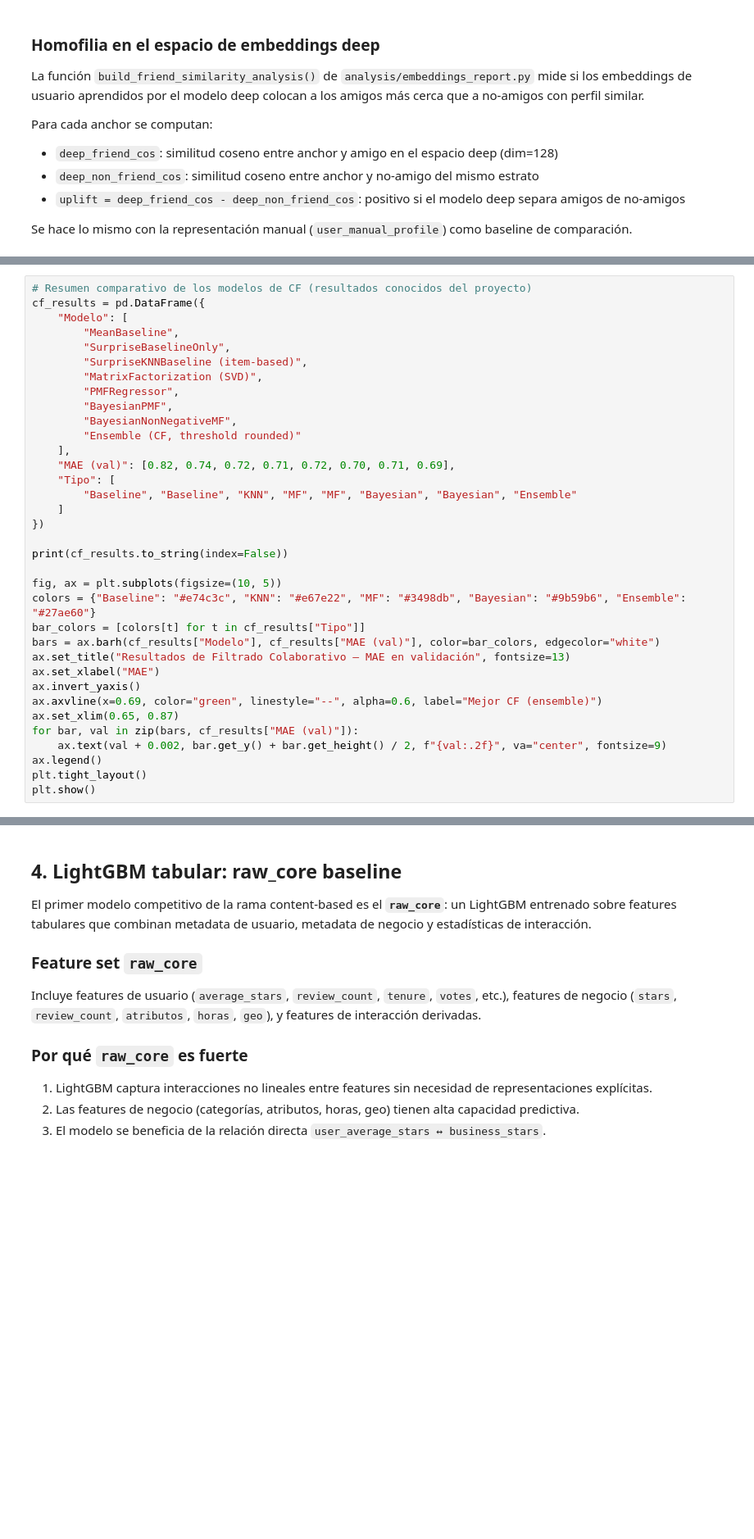
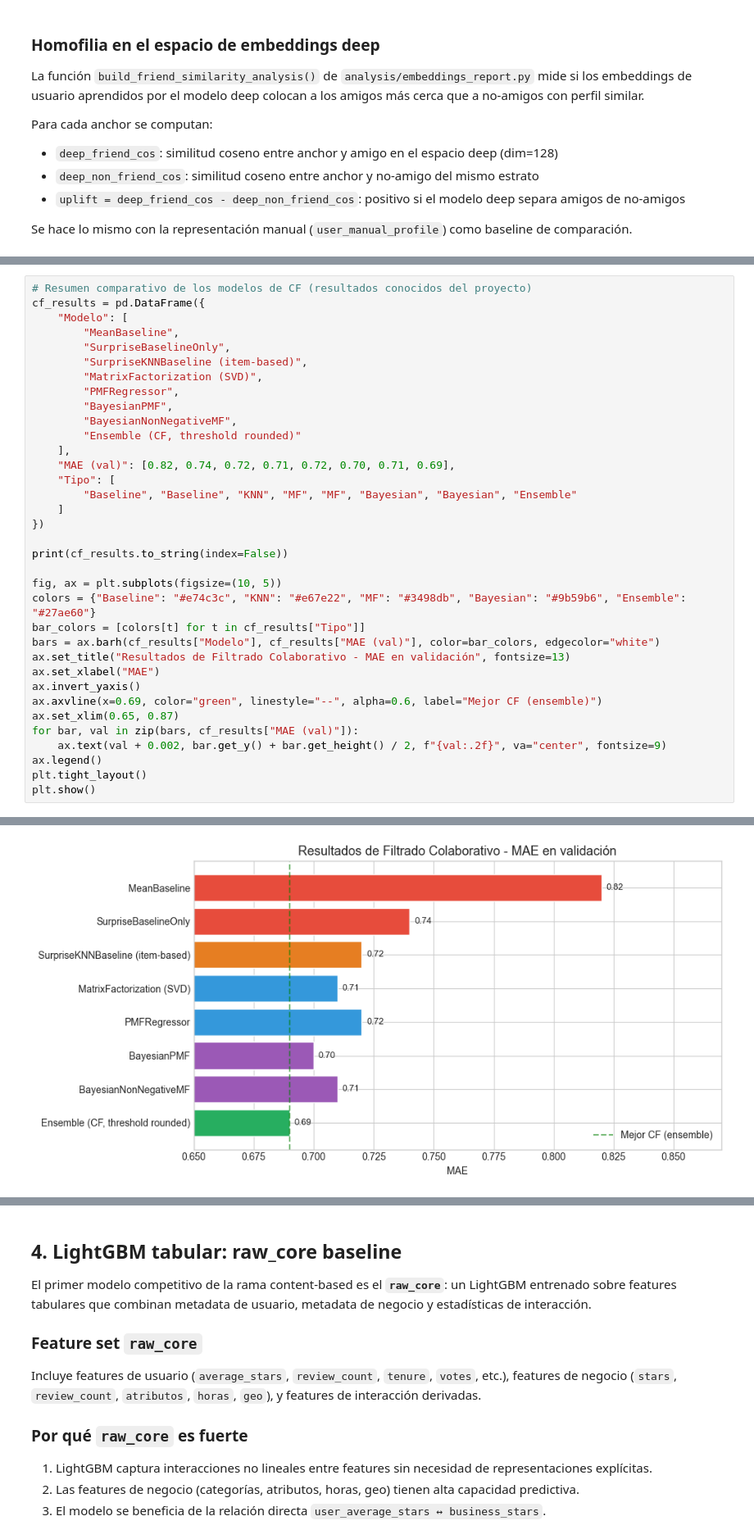
Before and after one commit to Mariogarber/recomendation-system, a Jupyter notebook: content-based/project_summary.ipynb, the cells around one changed output, grey strips where cells are left out. Shown at 82% size. Saved outputs shown, nothing was run; the diff lists cells and outputs as text; blank space fills up the shorter version.

```diff
--- a/content-based/project_summary.ipynb
+++ b/content-based/project_summary.ipynb
@@ -831,7 +749,7 @@ fig, ax = plt.subplots(figsize=(10, 5))
 colors = {"Baseline": "#e74c3c", "KNN": "#e67e22", "MF": "#3498db", "Bayesian": "#9b59b6", "Ensemble": "#27ae60"}
 bar_colors = [colors[t] for t in cf_results["Tipo"]]
 bars = ax.barh(cf_results["Modelo"], cf_results["MAE (val)"], color=bar_colors, edgecolor="white")
-ax.set_title("Resultados de Filtrado Colaborativo — MAE en validación", fontsize=13)
+ax.set_title("Resultados de Filtrado Colaborativo - MAE en validación", fontsize=13)
 ax.set_xlabel("MAE")
 ax.invert_yaxis()
 ax.axvline(x=0.69, color="green", linestyle="--", alpha=0.6, label="Mejor CF (ensemble)")
@@ -841,3 +759,4 @@ for bar, val in zip(bars, cf_results["MAE (val)"]):
 ax.legend()
 plt.tight_layout()
 plt.show()
+# %% [output]
@@ -843,0 +772 @@ plt.show()
+[figure, added]
```
Also changed, not shown: parts of 65 cells of this notebook, 39 other files.
